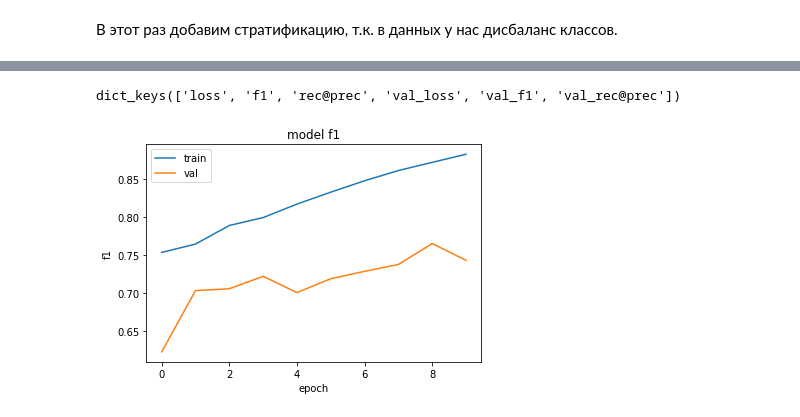
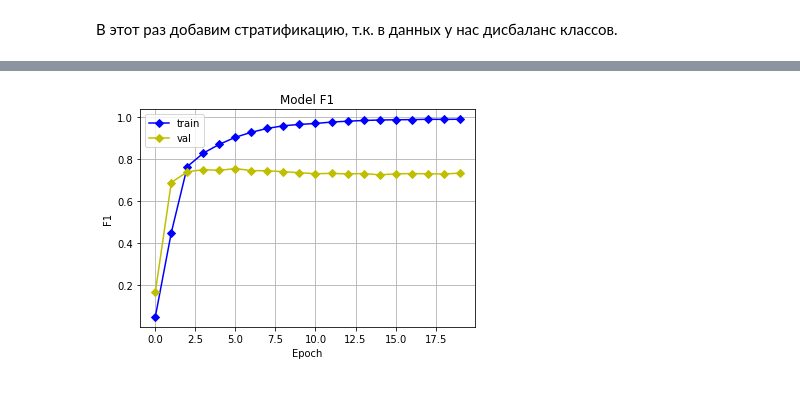
Before and after one commit to Rexhaif/hse-compling, a Jupyter notebook: assignment_12/rnn_tf.ipynb, the cells around one changed output, grey strips where cells are left out. Drawn from its saved outputs; the diff is of its cells as text; code cells hidden in the pictures.

```diff
--- a/assignment_12/rnn_tf.ipynb
+++ b/assignment_12/rnn_tf.ipynb
@@ -178,6 +192,8 @@ ________________________________________________________________________________
 # %%
-model.fit(X_train, y_train,
-          validation_data=(X_valid, y_valid),
-          batch_size=2000,
-         epochs=10)
+model.fit(
+    X_train, y_train,
+    validation_data=(X_valid, y_valid),
+    batch_size=2000,
+    epochs=20
+)
 # %% [output]
@@ -186,13 +218,11 @@ KeyboardInterrupt:
 # %%
-print(model.history.history.keys())
-# summarize history for accuracy
-plt.plot(model.history.history['f1'])
-plt.plot(model.history.history['val_f1'])
-plt.title('model f1')
-plt.ylabel('f1')
-plt.xlabel('epoch')
+plt.plot(model.history.history['f1'], "b-D")
+plt.plot(model.history.history['val_f1'], "y-D")
+plt.grid()
+plt.title('Model F1')
+plt.ylabel('F1')
+plt.xlabel('Epoch')
 plt.legend(['train', 'val'], loc='upper left')
 plt.show()
 # %% [output]
-dict_keys(['loss', 'f1', 'rec@prec', 'val_loss', 'val_f1', 'val_rec@prec'])
-[figure, old version]
+[figure, new version]
```
Also changed, not shown: parts of 16 cells of this notebook.
